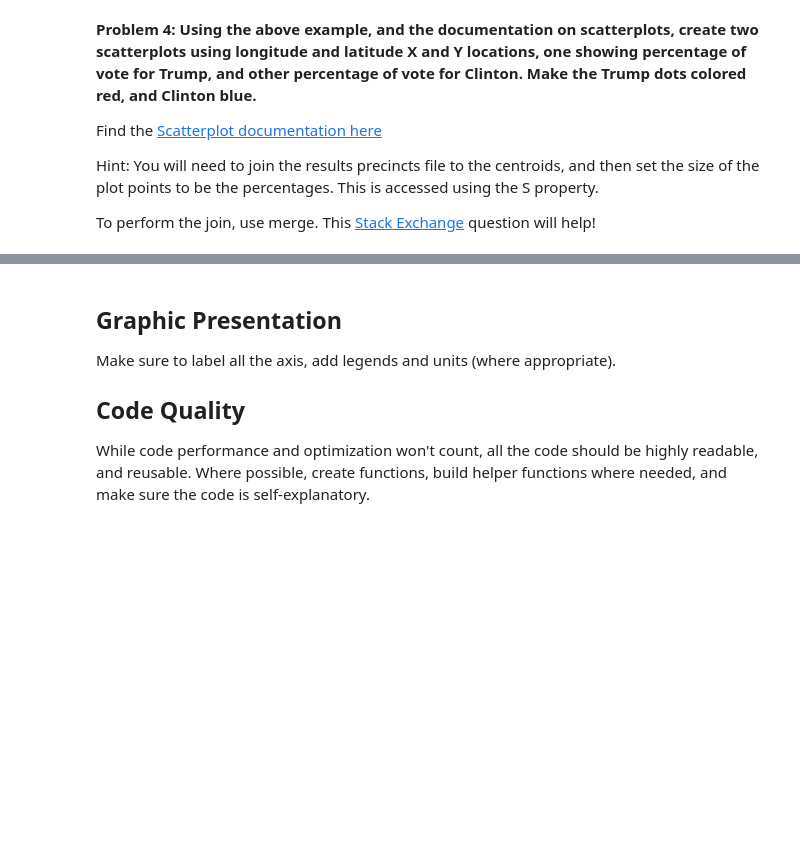
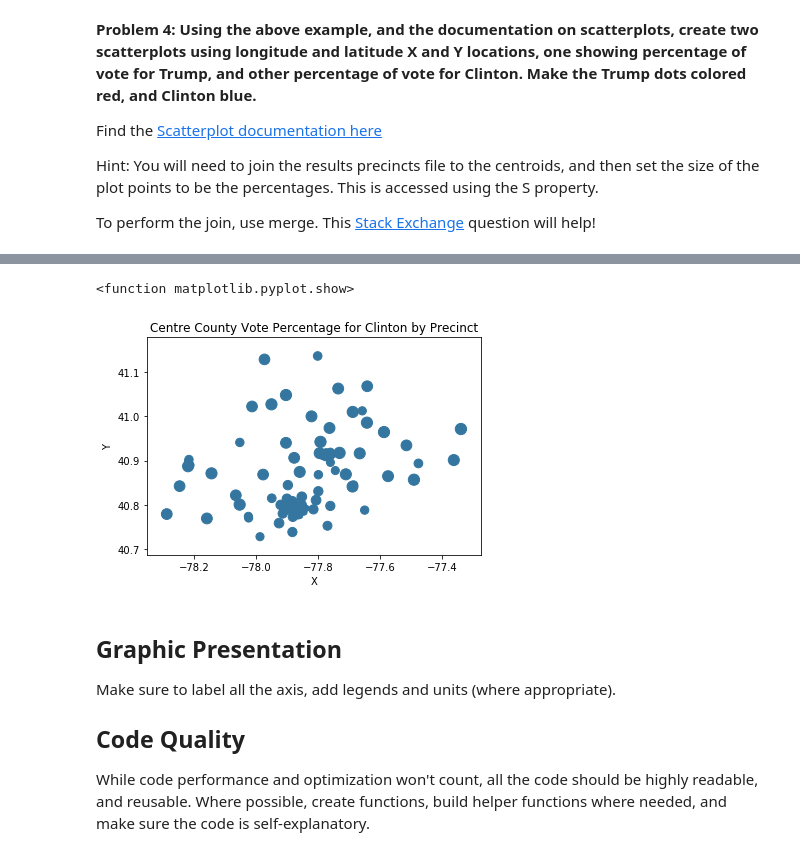
Before and after one commit to jttarleton/big-data-spring2017, a Jupyter notebook: week3/PSET_2_Pandas.ipynb, the cells around one changed output, grey strips where cells are left out. Drawn from its saved outputs; the diff is of its cells as text; code cells hidden in the pictures; blank space fills up the shorter version.

```diff
--- a/week3/PSET_2_Pandas.ipynb
+++ b/week3/PSET_2_Pandas.ipynb
@@ -189,3 +305,32 @@ To perform the join, use merge. This [Stack Exchange](http://stackoverflow.com/q
+# %%
+# Map 2: Votes for Clinton
+# Add your code below:
+#Filtering results by contest and candidate to get only Trump
+df_prespct = df_results[(df_results['Contest'] == "PRESIDENTIAL ELECTORS")]
+
+df_clinton = df_prespct[(df_prespct['Candidate'] == "HILLARY CLINTON,  PRESIDENT")]
+
+#Filtering further for only the precincts and Clinton's winning percentages
+df_clintonfiltered = df_clinton[["PrecNo","PctCnt"]].astype(int)
+
+#Changing the index to precinct
+df_clintonfiltered.set_index('PrecNo', drop=True, inplace=True)
+
+#Renaming the index
+df_clintonfiltered.index.names = ['Precint']
+
+#Merging the dataframes
+df_mergedclinton = df_precincts.merge(df_clintonfiltered, left_index=True, right_index=True)
+#Code for adding log to a column df_mergedclintonlog = df_mergedclinton.assign(log = np.log(df_mergedclinton['PctCnt']))
+
+df_mergedclinton.plot.scatter(x="X",y="Y", c="#34769f", s=df_mergedclinton['PctCnt']^100)
+
+plt.title('Centre County Vote Percentage for Clinton by Precinct')
+
+plt.show
+# %% [output]
+<function matplotlib.pyplot.show>
+[figure, added]
 # %% [markdown]
 ## Graphic Presentation
 
```
Also changed, not shown: parts of 14 cells of this notebook.
